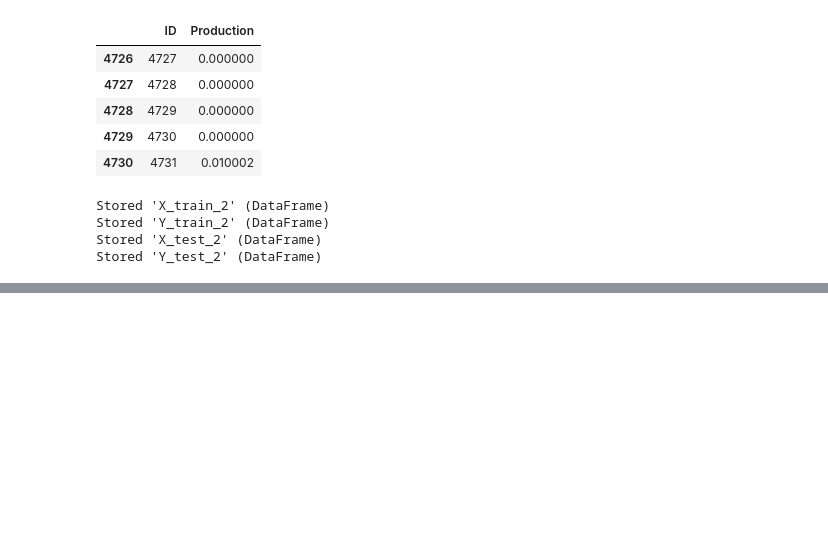
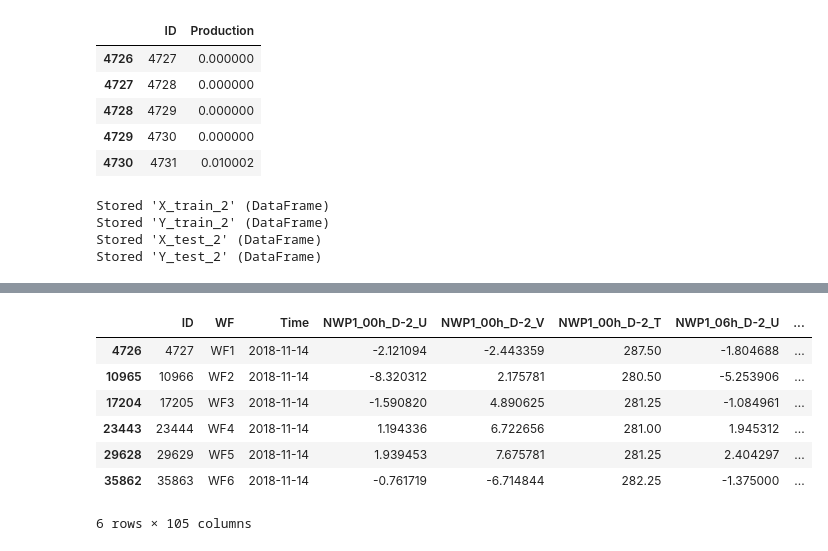
Before and after one commit to ovaisnazir/Master-Thesis, a Jupyter notebook: notebooks/00-vcp-frame-problem-and-get-data.ipynb, the cells around one changed output, grey strips where cells are left out. Cells and saved outputs as stored; diff of their text form; code cells hidden in the pictures; blank space fills up the shorter version.

```diff
--- a/notebooks/00-vcp-frame-problem-and-get-data.ipynb
+++ b/notebooks/00-vcp-frame-problem-and-get-data.ipynb
@@ -270,0 +329,11 @@ Stored 'Y_test_2' (DataFrame)
+# %%
+X_train[X_train.Time == '2018-11-14 00:00:00']
+# %% [output]
+|  | ID | WF | Time | NWP1_00h_D-2_U | NWP1_00h_D-2_V | NWP1_00h_D-2_T | NWP1_06h_D-2_U | ... |
+| 4726 | 4727 | WF1 | 2018-11-14 | -2.121094 | -2.443359 | 287.50 | -1.804688 | ... |
+| 10965 | 10966 | WF2 | 2018-11-14 | -8.320312 | 2.175781 | 280.50 | -5.253906 | ... |
+| 17204 | 17205 | WF3 | 2018-11-14 | -1.590820 | 4.890625 | 281.25 | -1.084961 | ... |
+| 23443 | 23444 | WF4 | 2018-11-14 | 1.194336 | 6.722656 | 281.00 | 1.945312 | ... |
+| 29628 | 29629 | WF5 | 2018-11-14 | 1.939453 | 7.675781 | 281.25 | 2.404297 | ... |
+| 35862 | 35863 | WF6 | 2018-11-14 | -0.761719 | -6.714844 | 282.25 | -1.375000 | ... |
+6 rows × 105 columns
```
Also changed, not shown: parts of 7 cells of this notebook, 39 other files.
